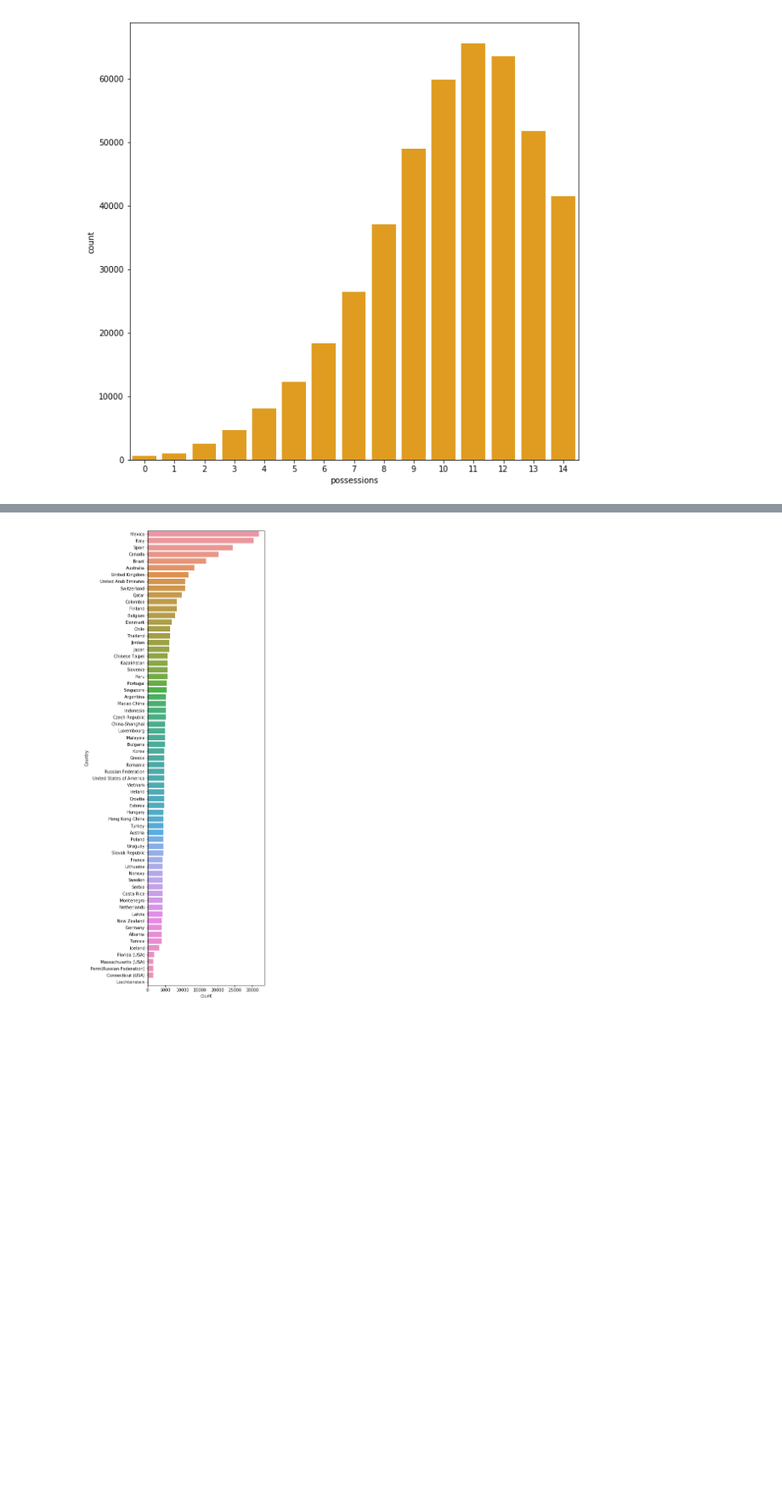
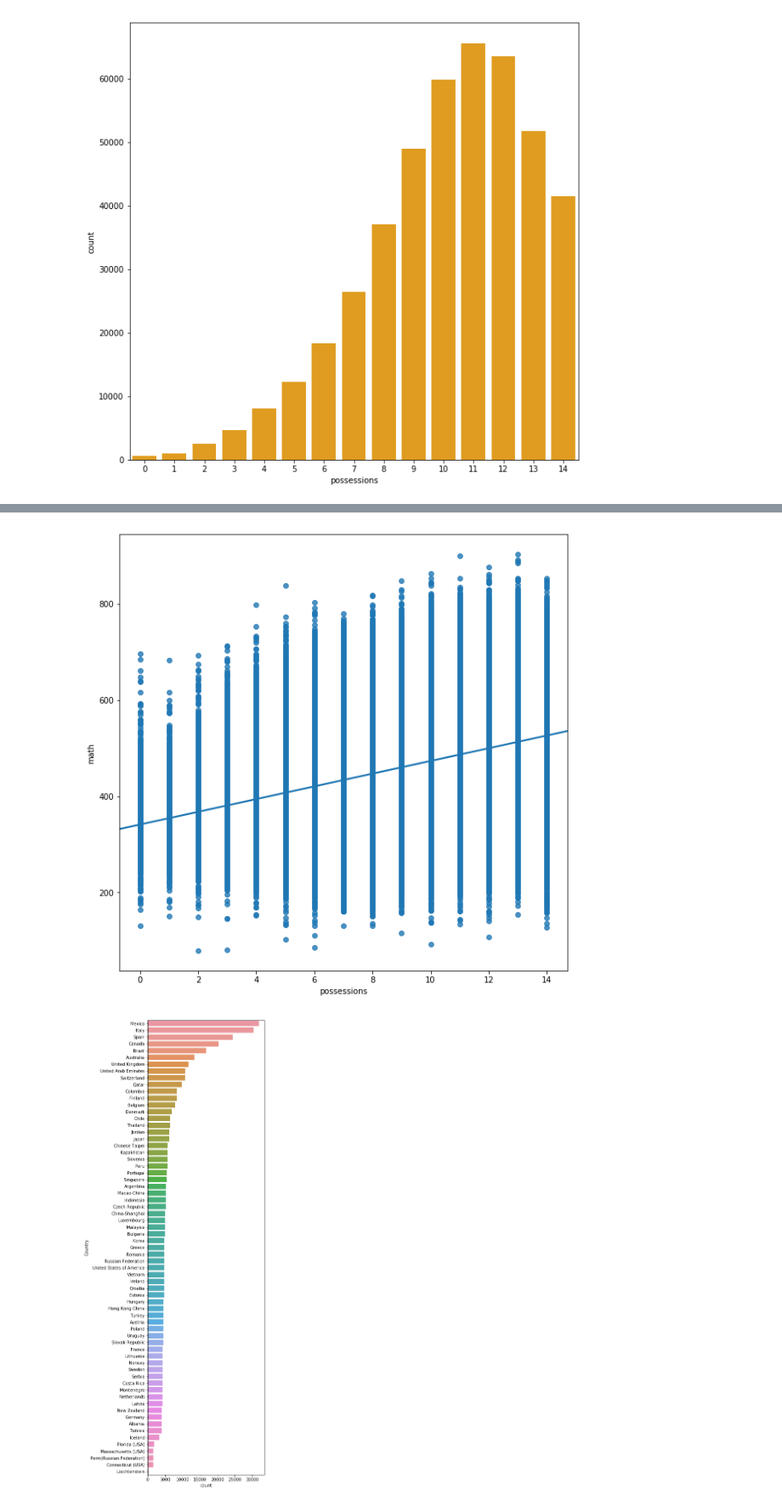
Before and after one commit to Steve-Choi/DAND, a Jupyter notebook: Communicate-Data-Findings/Communicate-Data-Findings.ipynb, the cells around one changed output, grey strips where cells are left out. Shown at 85% size. Drawn from its saved outputs; the diff is of its cells as text; code cells hidden in the pictures; blank space fills up the shorter version.

```diff
--- a/Communicate-Data-Findings/Communicate-Data-Findings.ipynb
+++ b/Communicate-Data-Findings/Communicate-Data-Findings.ipynb
@@ -294,3 +325,9 @@ sns.countplot(data=df, x='possessions', color='#ffa600');
+# %%
+# linear regression (whole data)
+plt.figure(figsize=(10, 10))
+sns.regplot(x="possessions", y="math", data=df);
+# %% [output]
+[figure, added]
 # %%
 country_order = df['Country'].value_counts().index
 
```
Also changed, not shown: parts of 6 cells of this notebook.
